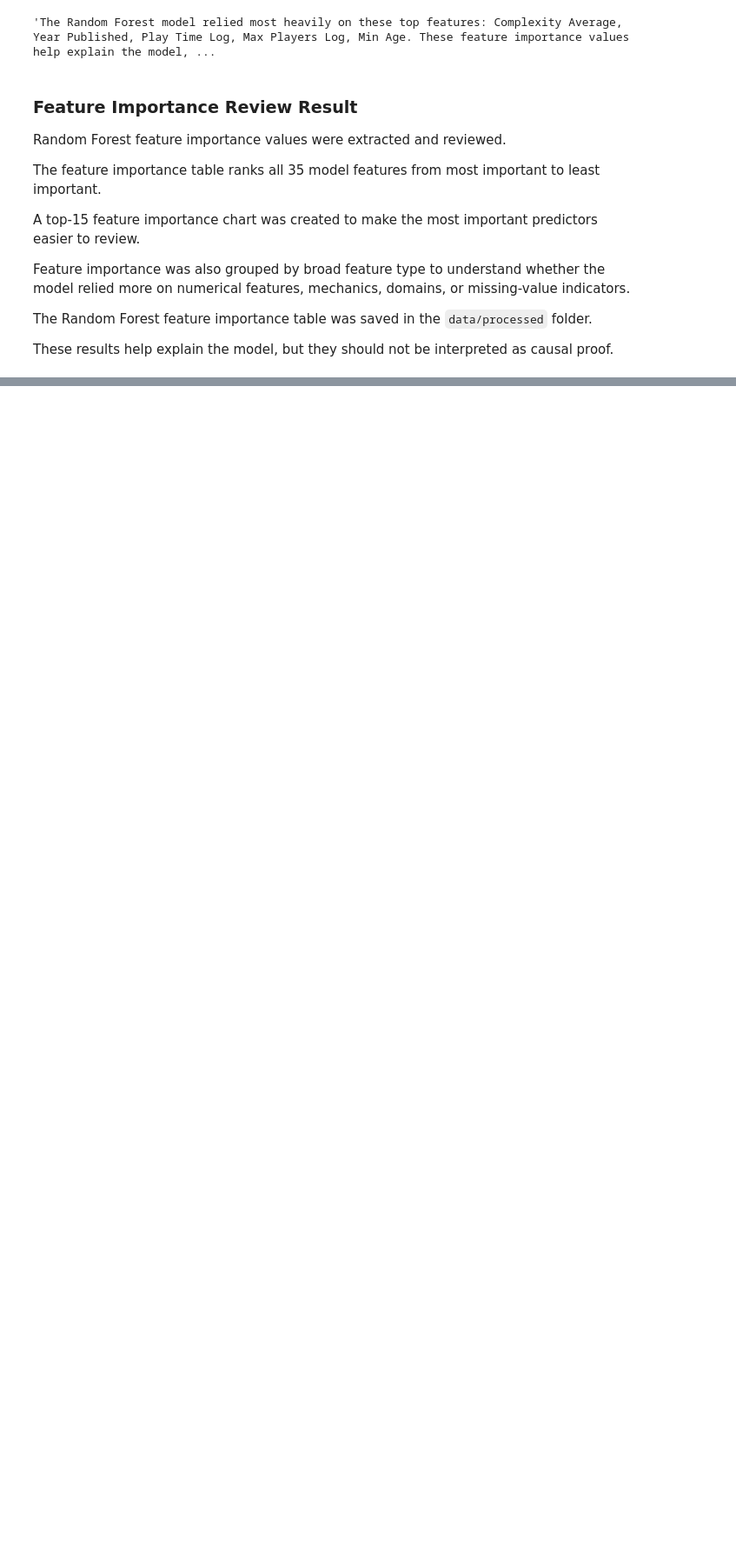
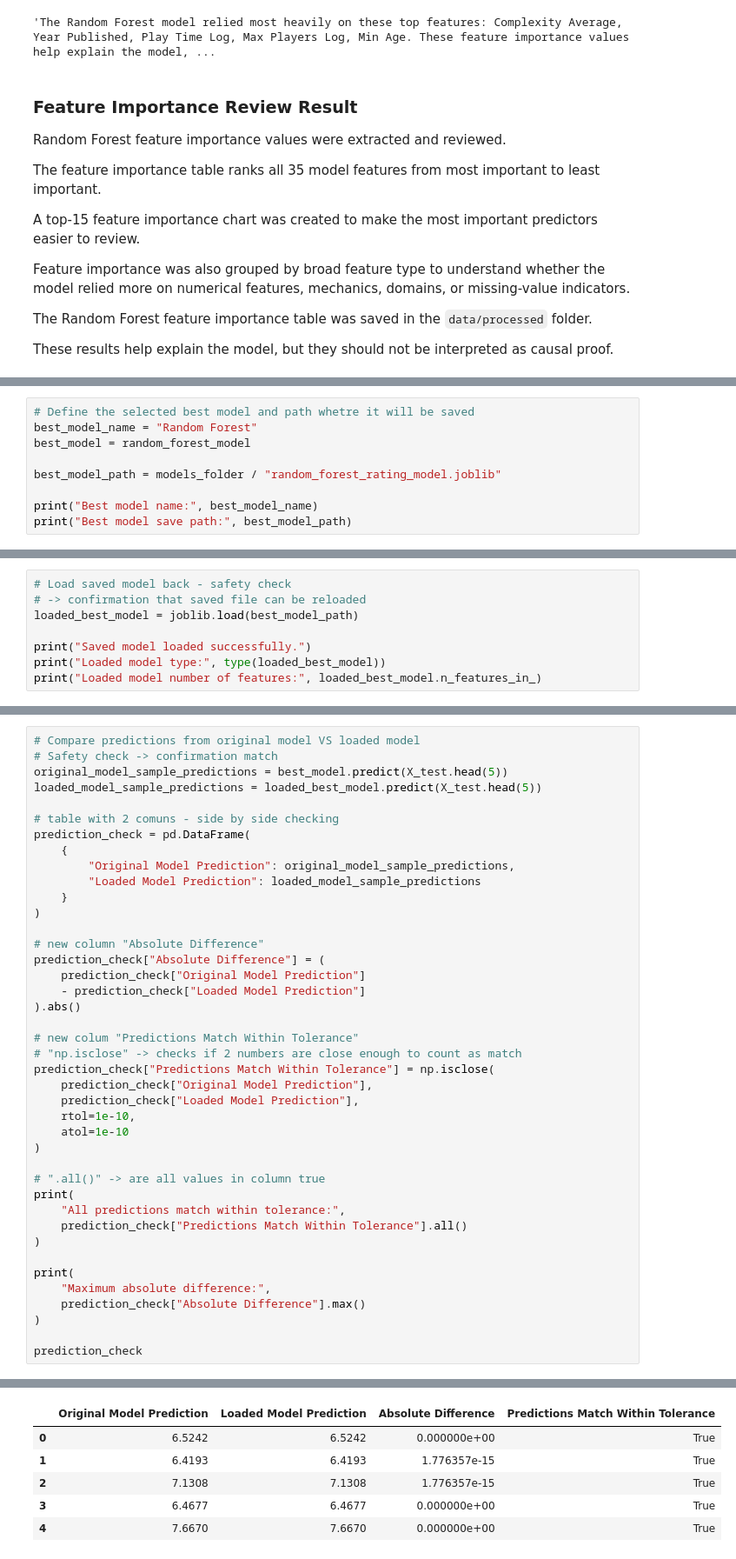
Before and after one commit to Agnogh/board-game-rating-predictor, a Jupyter notebook: notebooks/06_model_improvement_and_selection.ipynb, the cells around one changed output, grey strips where cells are left out. Shown at 87% size. Saved outputs shown, nothing was run; the diff lists cells and outputs as text; blank space fills up the shorter version.

```diff
--- a/notebooks/06_model_improvement_and_selection.ipynb
+++ b/notebooks/06_model_improvement_and_selection.ipynb
@@ -801,0 +833,9 @@ These results help explain the model, but they should not be interpreted as caus
+# %%
+# Define the selected best model and path whetre it will be saved
+best_model_name = "Random Forest"
+best_model = random_forest_model
+
+best_model_path = models_folder / "random_forest_rating_model.joblib"
+
+print("Best model name:", best_model_name)
+print("Best model save path:", best_model_path)
@@ -801,0 +854,8 @@ These results help explain the model, but they should not be interpreted as caus
+# %%
+# Load saved model back - safety check
+# -> confirmation that saved file can be reloaded
+loaded_best_model = joblib.load(best_model_path)
+
+print("Saved model loaded successfully.")
+print("Loaded model type:", type(loaded_best_model))
+print("Loaded model number of features:", loaded_best_model.n_features_in_)
@@ -801,0 +866,42 @@ These results help explain the model, but they should not be interpreted as caus
+# %%
+# Compare predictions from original model VS loaded model
+# Safety check -> confirmation match
+original_model_sample_predictions = best_model.predict(X_test.head(5))
+loaded_model_sample_predictions = loaded_best_model.predict(X_test.head(5))
+
+# table with 2 comuns - side by side checking
+prediction_check = pd.DataFrame(
+    {
+        "Original Model Prediction": original_model_sample_predictions,
+        "Loaded Model Prediction": loaded_model_sample_predictions
+    }
+)
+
+# new column "Absolute Difference"
+prediction_check["Absolute Difference"] = (
+    prediction_check["Original Model Prediction"]
+    - prediction_check["Loaded Model Prediction"]
+).abs()
+
+# new colum "Predictions Match Within Tolerance"
+# "np.isclose" -> checks if 2 numbers are close enough to count as match
+prediction_check["Predictions Match Within Tolerance"] = np.isclose(
+    prediction_check["Original Model Prediction"],
+    prediction_check["Loaded Model Prediction"],
+    rtol=1e-10,
+    atol=1e-10
+)
+
+# ".all()" -> are all values in column true
+print(
+    "All predictions match within tolerance:",
+    prediction_check["Predictions Match Within Tolerance"].all()
+)
+
+print(
+    "Maximum absolute difference:",
+    prediction_check["Absolute Difference"].max()
+)
+
+prediction_check
+# %% [output]
@@ -801,0 +910,6 @@ These results help explain the model, but they should not be interpreted as caus
+|  | Original Model Prediction | Loaded Model Prediction | Absolute Difference | Predictions Match Within Tolerance |
+| 0 | 6.5242 | 6.5242 | 0.000000e+00 | True |
+| 1 | 6.4193 | 6.4193 | 1.776357e-15 | True |
+| 2 | 7.1308 | 7.1308 | 1.776357e-15 | True |
+| 3 | 6.4677 | 6.4677 | 0.000000e+00 | True |
+| 4 | 7.6670 | 7.6670 | 0.000000e+00 | True |
```
Also changed, not shown: parts of 13 cells of this notebook, 2 other files.
